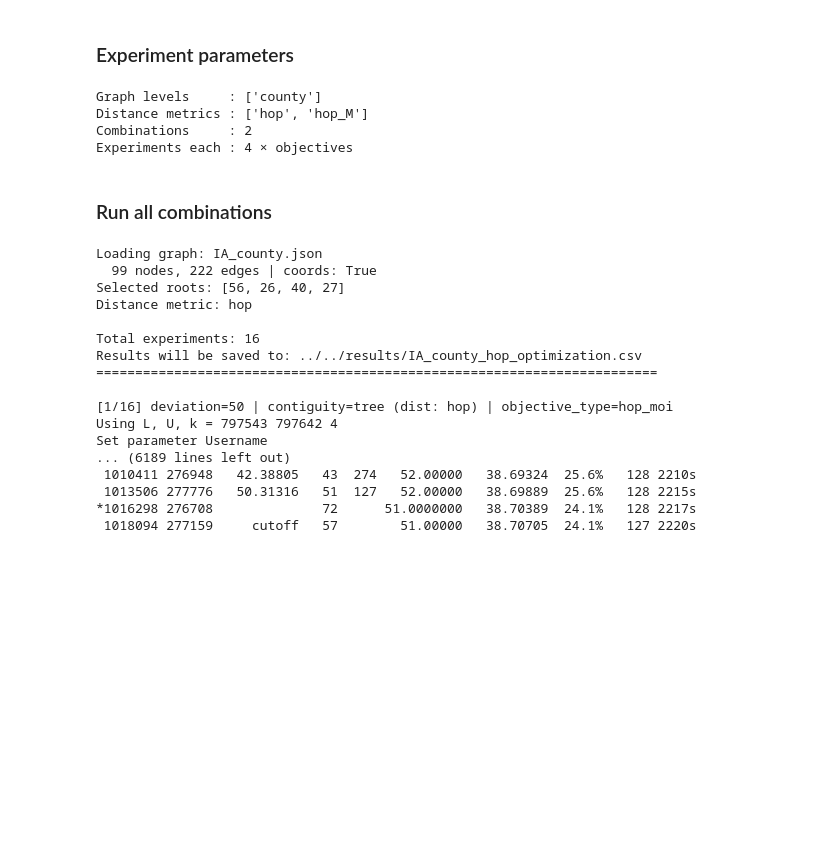
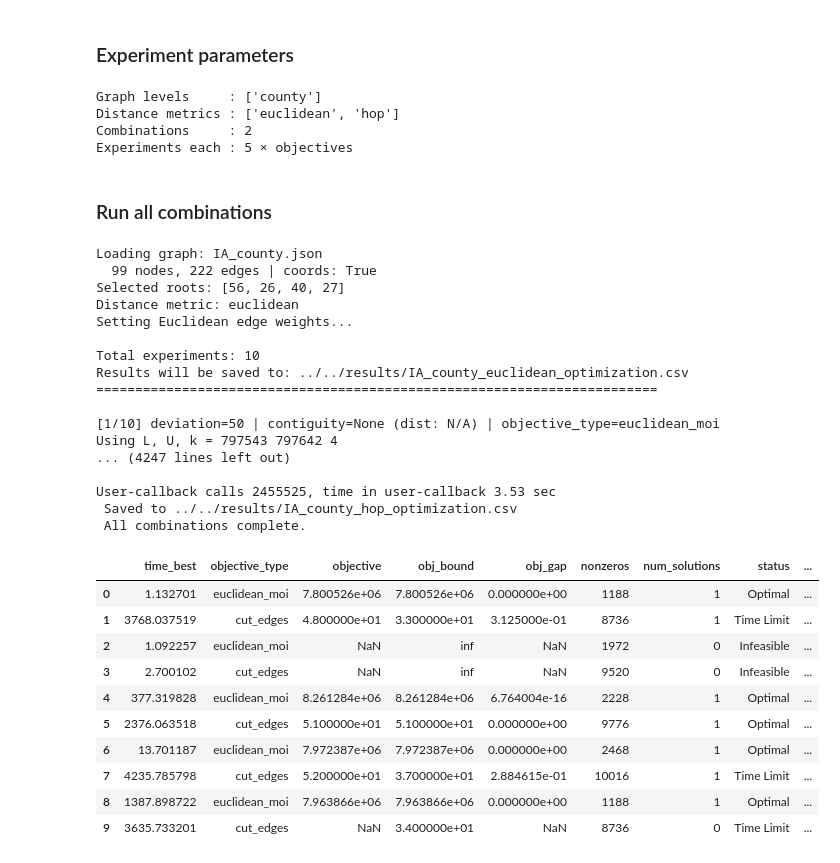
Before and after one commit to Ishaanjolly/A-guide-to-inexact-contiguity-constraints, a Jupyter notebook: notebooks/optimization/IA_multi_district_optimization_M_experiments_county.ipynb, the cells around one changed output. Drawn from its saved outputs; the diff is of its cells as text; code cells hidden in the pictures; blank space fills up the shorter version.

Commit message:
feat: latest results in notebooks

```diff
--- a/notebooks/optimization/IA_multi_district_optimization_M_experiments_county.ipynb
+++ b/notebooks/optimization/IA_multi_district_optimization_M_experiments_county.ipynb
@@ -32,14 +32,14 @@ os.makedirs("../../results", exist_ok=True)
 ### Experiment parameters
 # %%
 GRAPH_LEVELS = ["county"]
-DISTANCE_METRICS = ["hop", "hop_M"]
+DISTANCE_METRICS = ["euclidean", "hop"]
 
 K = 4
 DEVIATIONS = [50]
-CONTIGUITY = ["tree", "dist", "dag", "cut"]
+CONTIGUITY = [None, "tree", "dist", "dag", "cut"]
 TIME_LIMIT = 3600
 
-OBJECTIVES = ["hop_moi", "euclidean_moi", "weighted_moi", "cut_edges"]
+OBJECTIVES = ["euclidean_moi", "cut_edges"]
 
 total_combinations = len(GRAPH_LEVELS) * len(DISTANCE_METRICS)
 print(f"Graph levels     : {GRAPH_LEVELS}")
@@ -48,9 +48,9 @@ print(f"Combinations     : {total_combinations}")
 print(f"Experiments each : {len(DEVIATIONS) * len(CONTIGUITY)} × objectives")
 # %% [output]
 Graph levels     : ['county']
-Distance metrics : ['hop', 'hop_M']
+Distance metrics : ['euclidean', 'hop']
 Combinations     : 2
-Experiments each : 4 × objectives
+Experiments each : 5 × objectives
 # %% [markdown]
 ### Run all combinations
 # %%
@@ -86,17 +86,31 @@ print(" All combinations complete.")
 Loading graph: IA_county.json
   99 nodes, 222 edges | coords: True
 Selected roots: [56, 26, 40, 27]
-Distance metric: hop
+Distance metric: euclidean
+Setting Euclidean edge weights...
 
-Total experiments: 16
-Results will be saved to: ../../results/IA_county_hop_optimization.csv
+Total experiments: 10
+Results will be saved to: ../../results/IA_county_euclidean_optimization.csv
 ========================================================================
 
-[1/16] deviation=50 | contiguity=tree (dist: hop) | objective_type=hop_moi
+[1/10] deviation=50 | contiguity=None (dist: N/A) | objective_type=euclidean_moi
 Using L, U, k = 797543 797642 4
-Set parameter Username
-... (6189 lines left out)
- 1010411 276948   42.38805   43  274   52.00000   38.69324  25.6%   128 2210s
- 1013506 277776   50.31316   51  127   52.00000   38.69889  25.6%   128 2215s
-*1016298 276708              72      51.0000000   38.70389  24.1%   128 2217s
- 1018094 277159     cutoff   57        51.00000   38.70705  24.1%   127 2220s
+... (4247 lines left out)
+
+User-callback calls 2455525, time in user-callback 3.53 sec
+ Saved to ../../results/IA_county_hop_optimization.csv
+ All combinations complete.
+# %%
+df
+# %% [output]
+|  | time_best | objective_type | objective | obj_bound | obj_gap | nonzeros | num_solutions | status | ... |
+| 0 | 1.132701 | euclidean_moi | 7.800526e+06 | 7.800526e+06 | 0.000000e+00 | 1188 | 1 | Optimal | ... |
+| 1 | 3768.037519 | cut_edges | 4.800000e+01 | 3.300000e+01 | 3.125000e-01 | 8736 | 1 | Time Limit | ... |
+| 2 | 1.092257 | euclidean_moi | NaN | inf | NaN | 1972 | 0 | Infeasible | ... |
+| 3 | 2.700102 | cut_edges | NaN | inf | NaN | 9520 | 0 | Infeasible | ... |
+| 4 | 377.319828 | euclidean_moi | 8.261284e+06 | 8.261284e+06 | 6.764004e-16 | 2228 | 1 | Optimal | ... |
+| 5 | 2376.063518 | cut_edges | 5.100000e+01 | 5.100000e+01 | 0.000000e+00 | 9776 | 1 | Optimal | ... |
+| 6 | 13.701187 | euclidean_moi | 7.972387e+06 | 7.972387e+06 | 0.000000e+00 | 2468 | 1 | Optimal | ... |
+| 7 | 4235.785798 | cut_edges | 5.200000e+01 | 3.700000e+01 | 2.884615e-01 | 10016 | 1 | Time Limit | ... |
+| 8 | 1387.898722 | euclidean_moi | 7.963866e+06 | 7.963866e+06 | 0.000000e+00 | 1188 | 1 | Optimal | ... |
+| 9 | 3635.733201 | cut_edges | NaN | 3.400000e+01 | NaN | 8736 | 0 | Time Limit | ... |
```
Also changed, not shown: 4 other files.
